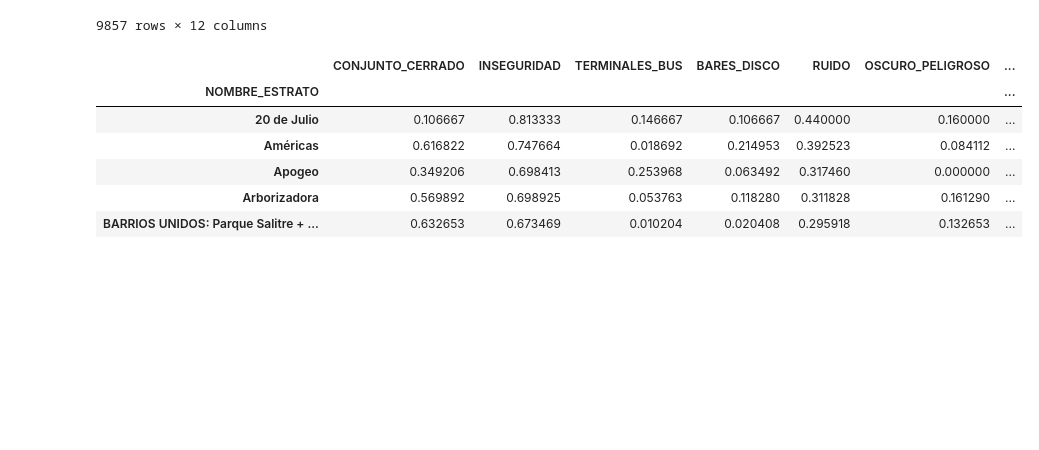
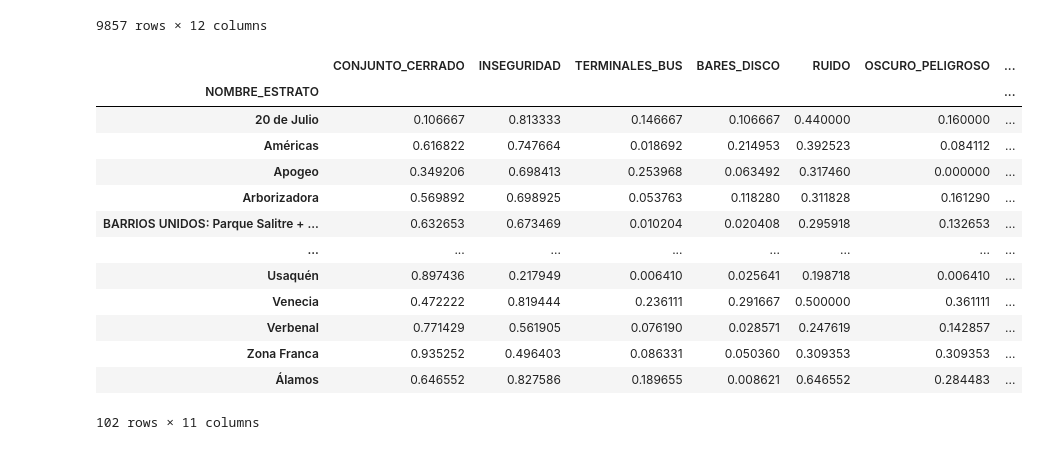
Before and after one commit to GabyLE/Inmersion-en-datos-Alura, a Jupyter notebook: Clase_4/Inmersion-alura-clase4.ipynb, the cells around one changed output. Cells and saved outputs as stored; diff of their text form; code cells hidden in the pictures; blank space fills up the shorter version.

```diff
--- a/Clase_4/Inmersion-alura-clase4.ipynb
+++ b/Clase_4/Inmersion-alura-clase4.ipynb
@@ -7,5 +9,5 @@ import pandas as pd
 # %%
-datos_dane = pd.read_csv('datos_dane.csv')
+datos_dane = pd.read_csv('../data/datos_dane.csv')
 datos_dane.head()
 # %% [output]
 |  | DIRECTORIO | NOMBRE_LOCALIDAD | NOMBRE_ESTRATO | NVCBP4 | NVCBP14A | NVCBP14D | NVCBP14E | NVCBP14G | ... |
@@ -129,12 +131,20 @@ datos
 | 9856 | Santa Isabel | 0 | 1 | 0 | 0 | 0 | 1 | ... |
 9857 rows × 12 columns
 # %%
-datos.groupby('NOMBRE_ESTRATO')[['CONJUNTO_CERRADO','INSEGURIDAD','TERMINALES_BUS','BARES_DISCO','RUIDO','OSCURO_PELIGROSO','SALARIO_MES','TIENE_ESCRITURA','PERDIDA_TRABAJO_C19','PERDIDA_INGRESOS_C19','PLANES_ADQUIRIR_VIVIENDA']].mean().head()
+datos_tratados = datos.groupby('NOMBRE_ESTRATO')[['CONJUNTO_CERRADO','INSEGURIDAD','TERMINALES_BUS','BARES_DISCO','RUIDO','OSCURO_PELIGROSO','SALARIO_MES','TIENE_ESCRITURA','PERDIDA_TRABAJO_C19','PERDIDA_INGRESOS_C19','PLANES_ADQUIRIR_VIVIENDA']].mean()
+datos_tratados
 # %% [output]
 |  | CONJUNTO_CERRADO | INSEGURIDAD | TERMINALES_BUS | BARES_DISCO | RUIDO | OSCURO_PELIGROSO | ... |
 | NOMBRE_ESTRATO |  |  |  |  |  |  | ... |
 | 20 de Julio | 0.106667 | 0.813333 | 0.146667 | 0.106667 | 0.440000 | 0.160000 | ... |
 | Américas | 0.616822 | 0.747664 | 0.018692 | 0.214953 | 0.392523 | 0.084112 | ... |
 | Apogeo | 0.349206 | 0.698413 | 0.253968 | 0.063492 | 0.317460 | 0.000000 | ... |
 | Arborizadora | 0.569892 | 0.698925 | 0.053763 | 0.118280 | 0.311828 | 0.161290 | ... |
 | BARRIOS UNIDOS: Parque Salitre + ... | 0.632653 | 0.673469 | 0.010204 | 0.020408 | 0.295918 | 0.132653 | ... |
+| ... | ... | ... | ... | ... | ... | ... | ... |
+| Usaquén | 0.897436 | 0.217949 | 0.006410 | 0.025641 | 0.198718 | 0.006410 | ... |
+| Venecia | 0.472222 | 0.819444 | 0.236111 | 0.291667 | 0.500000 | 0.361111 | ... |
+| Verbenal | 0.771429 | 0.561905 | 0.076190 | 0.028571 | 0.247619 | 0.142857 | ... |
+| Zona Franca | 0.935252 | 0.496403 | 0.086331 | 0.050360 | 0.309353 | 0.309353 | ... |
+| Álamos | 0.646552 | 0.827586 | 0.189655 | 0.008621 | 0.646552 | 0.284483 | ... |
+102 rows × 11 columns
```
Also changed, not shown: parts of 29 cells of this notebook, 17 other files.
